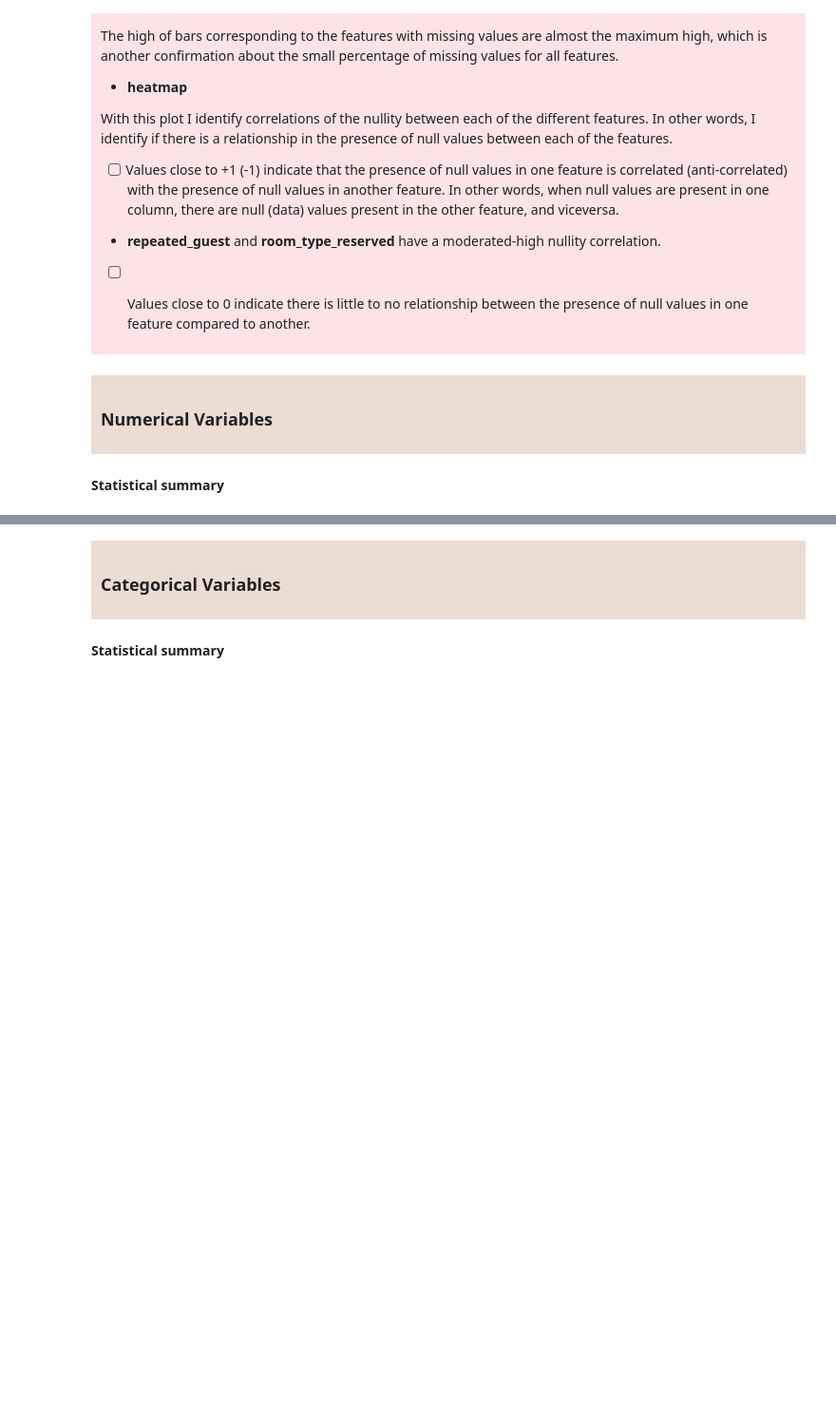
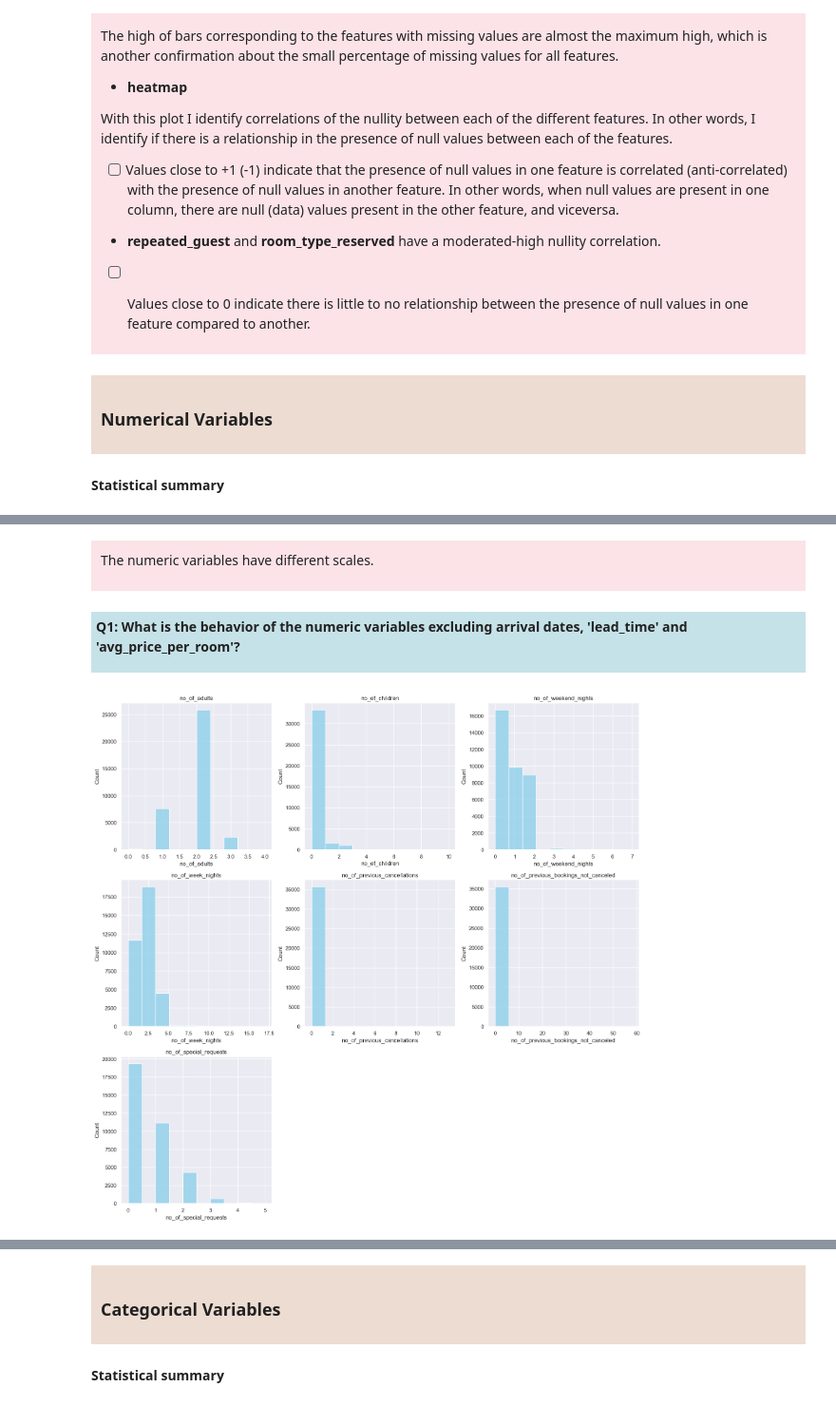
Before and after one commit to luthien4/Playground, a Jupyter notebook: Projects/Hotel Cancellations/Hotel_EDA.ipynb, the cells around one changed output, grey strips where cells are left out. Shown at 95% size. Cells and saved outputs as stored; diff of their text form; code cells hidden in the pictures; blank space fills up the shorter version.

```diff
--- a/Projects/Hotel Cancellations/Hotel_EDA.ipynb
+++ b/Projects/Hotel Cancellations/Hotel_EDA.ipynb
@@ -65,7 +62,12 @@ import matplotlib.pyplot as plt             # for creating plots
 
 import missingno as msno
 import seaborn as sns                       # for complex visualizations that can't be achieved by plt
-sns.set();                                  # Sets the default parameters for seaborn
+sns.set(style="darkgrid");                  # Sets the default parameters for seaborn
+
+
+# colors used in text boxes
+# #d6eadf: green
+# #AEC6CF: blue-gray
 # %%
 # load the data
 df = pd.read_csv("D:\git\Playground\Projects\Hotel Cancellations\hotel_bookings.csv", na_values=np.nan)
@@ -179,6 +181,16 @@ arrival_month
 11.0    30.0
 12.0    31.0
 Name: arrival_date, dtype: float64
+# %%
+# Replace categories in 'required_car_parking_space' and 'repeated_guest' to avoid confusions
+
+# 'required_car_parking_space'
+df['required_car_parking_space'].replace(0, 'No', inplace = True)
+df['required_car_parking_space'].replace(1, 'Yes', inplace = True)
+
+# 'repeated_guest'
+df['repeated_guest'].replace(0, 'No', inplace = True)
+df['repeated_guest'].replace(1, 'Yes', inplace = True)
 # %% [markdown]
 <div style="background-color:  #eddcd2; padding: 10px;">
 
@@ -329,0 +339,33 @@ df.describe().T.round()
+# %% [markdown]
+<div style="background-color:  #fbe3e8; padding: 10px;">
+
+The numeric variables have different scales.
+
+</div>
+# %% [markdown]
+<div style="background-color:  #c6e2e9; padding: 5px;">
+
+**Q1: What is the behavior of the numeric variables excluding arrival dates, 'lead_time' and 'avg_price_per_room'?**
+
+</div>
+# %%
+# numerical columns excluding date columns, 'lead_time' and 'avg_price_per_room'
+cols_num = [col for col in df.columns if df[col].dtype != 'object' and col not in ['arrival_year','arrival_month','arrival_date','lead_time','avg_price_per_room']]
+
+plt.figure(figsize = (16,20))
+
+for i, col in enumerate(cols_num):
+    plt.subplot(4, 3, i+1)
+    plt.gca().set_title(col)
+    hist = sns.histplot(data = df,
+                        x = col,
+                        bins = 10,
+                        color = 'skyblue',
+                        kde = False)
+    hist.set_label(col)
+
+# plt.legend()
+plt.tight_layout()                   # Adjust subplot spacing
+plt.show;
+# %% [output]
+[figure, added]
```
Also changed, not shown: parts of 8 cells of this notebook, 1 other file.
